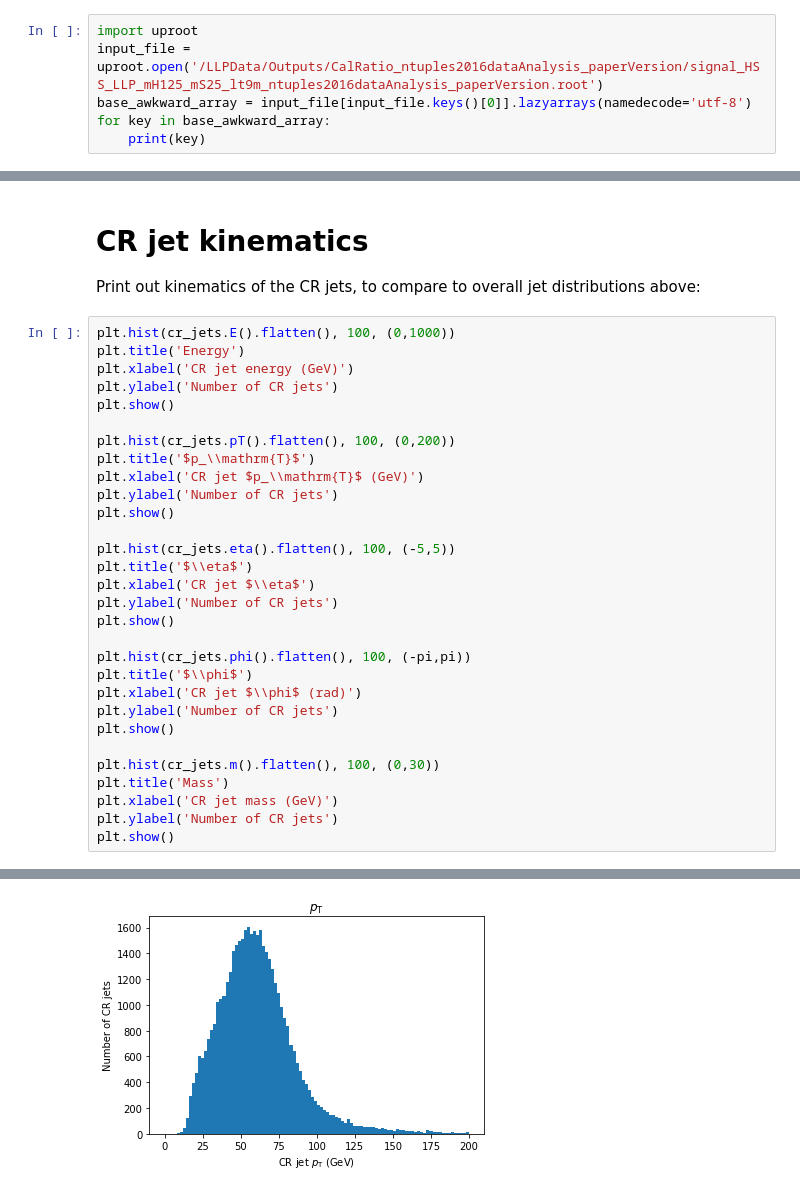
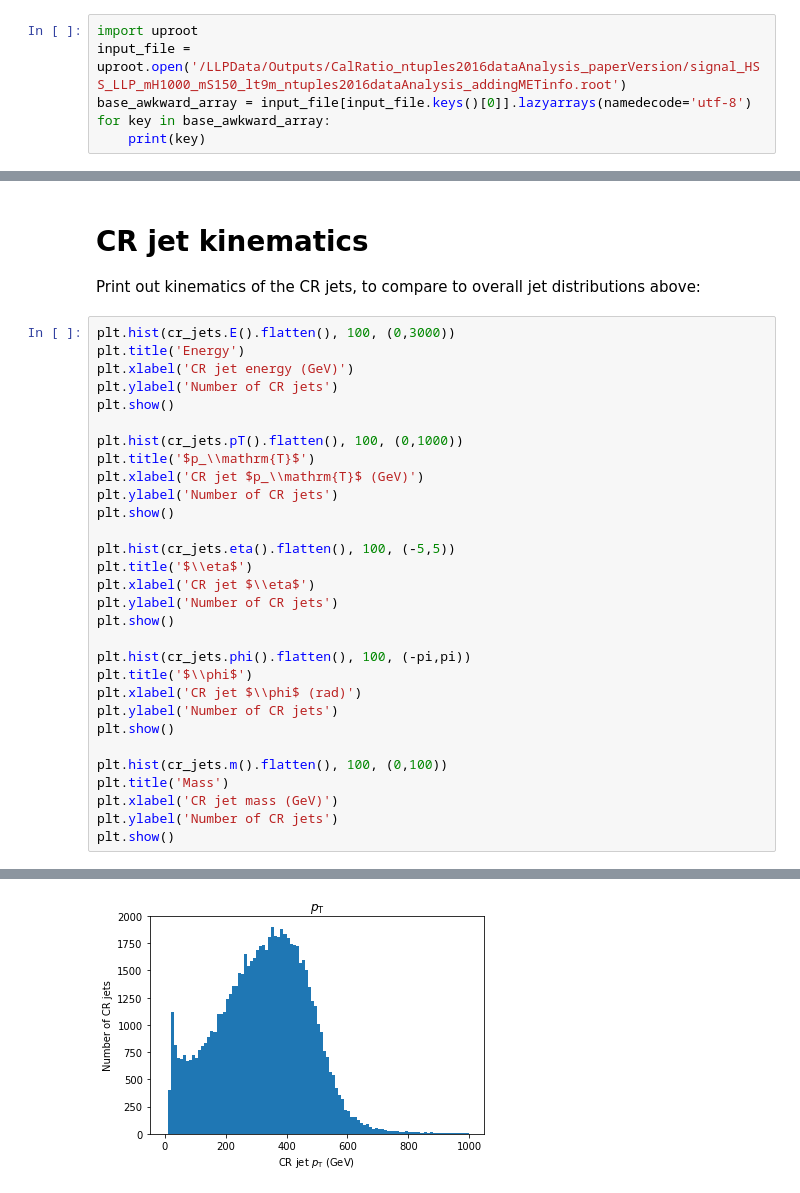
Before and after one commit to masonproffitt/BDTTrainingAnalysisLanguage, a Jupyter notebook: examples/p4_test.ipynb, the cells around one changed output, grey strips where cells are left out. Saved outputs shown, nothing was run; the diff lists cells and outputs as text.

```diff
--- a/examples/p4_test.ipynb
+++ b/examples/p4_test.ipynb
@@ -7,7 +7,7 @@ In these examples, we get out the information from an ntuple needed to reconstru
 First, just print out all the TBranch names in the ROOT file, so we can see what we have to work with.
 # %%
 import uproot
-input_file = uproot.open('/LLPData/Outputs/CalRatio_ntuples2016dataAnalysis_paperVersion/signal_HSS_LLP_mH125_mS25_lt9m_ntuples2016dataAnalysis_paperVersion.root')
+input_file = uproot.open('/LLPData/Outputs/CalRatio_ntuples2016dataAnalysis_paperVersion/signal_HSS_LLP_mH1000_mS150_lt9m_ntuples2016dataAnalysis_addingMETinfo.root')
 base_awkward_array = input_file[input_file.keys()[0]].lazyarrays(namedecode='utf-8')
 for key in base_awkward_array:
     print(key)
@@ -466,13 +467,13 @@ Total CR jets: 43932
 # CR jet kinematics
 Print out kinematics of the CR jets, to compare to overall jet distributions above:
 # %%
-plt.hist(cr_jets.E().flatten(), 100, (0,1000))
+plt.hist(cr_jets.E().flatten(), 100, (0,3000))
 plt.title('Energy')
 plt.xlabel('CR jet energy (GeV)')
 plt.ylabel('Number of CR jets')
 plt.show()
 
-plt.hist(cr_jets.pT().flatten(), 100, (0,200))
+plt.hist(cr_jets.pT().flatten(), 100, (0,1000))
 plt.title('$p_\\mathrm{T}$')
 plt.xlabel('CR jet $p_\\mathrm{T}$ (GeV)')
 plt.ylabel('Number of CR jets')
@@ -490,7 +491,7 @@ plt.xlabel('CR jet $\\phi$ (rad)')
 plt.ylabel('Number of CR jets')
 plt.show()
 
-plt.hist(cr_jets.m().flatten(), 100, (0,30))
+plt.hist(cr_jets.m().flatten(), 100, (0,100))
 plt.title('Mass')
 plt.xlabel('CR jet mass (GeV)')
 plt.ylabel('Number of CR jets')
@@ -500 +501 @@ plt.show()
-[figure, old version]
+[figure, new version]
```
Also changed, not shown: parts of 31 cells of this notebook.
